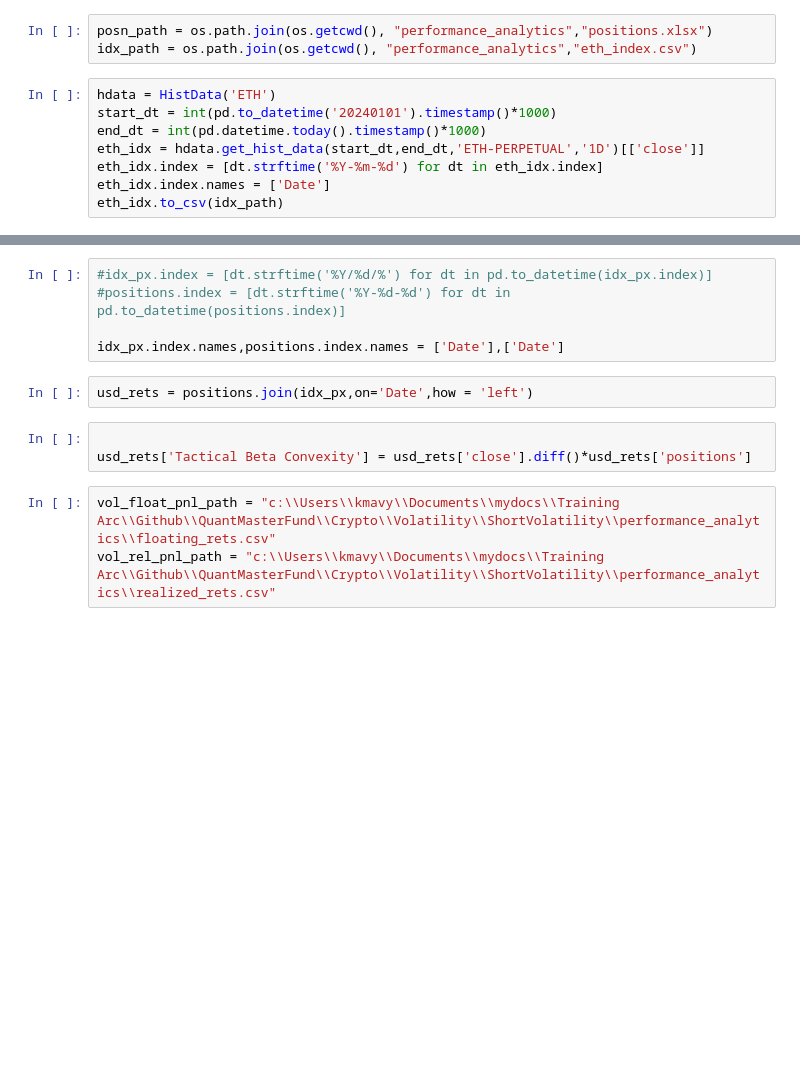
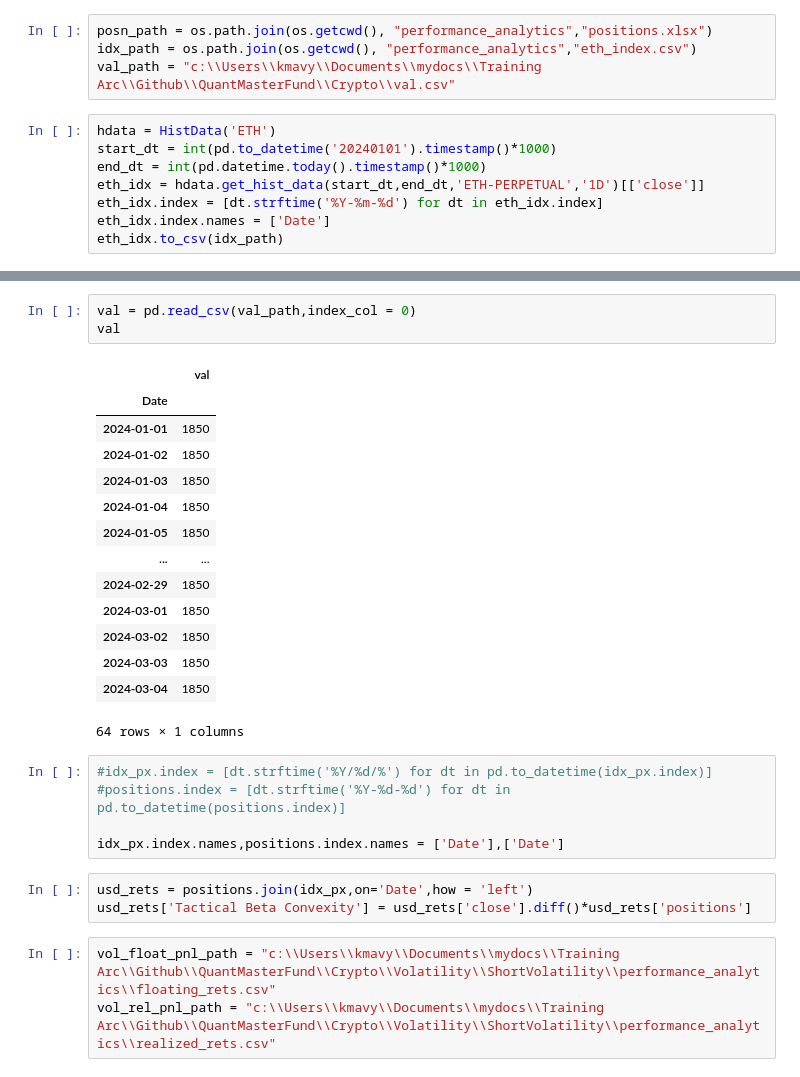
Before and after one commit to kmavyrle/QuantMasterFund, a Jupyter notebook: Crypto/TacticalBetaConvexity/test.ipynb, the cells around one changed output, grey strips where cells are left out. Saved outputs shown, nothing was run; the diff lists cells and outputs as text; blank space fills up the shorter version.

```diff
--- a/Crypto/TacticalBetaConvexity/test.ipynb
+++ b/Crypto/TacticalBetaConvexity/test.ipynb
@@ -33,6 +35,7 @@ The autoreload extension is already loaded. To reload it, use:
 # %%
 posn_path = os.path.join(os.getcwd(), "performance_analytics","positions.xlsx")
 idx_path = os.path.join(os.getcwd(), "performance_analytics","eth_index.csv")
+val_path = "c:\\Users\\kmavy\\Documents\\mydocs\\Training Arc\\Github\\QuantMasterFund\\Crypto\\val.csv"
 # %%
 hdata = HistData('ETH')
 start_dt = int(pd.to_datetime('20240101').timestamp()*1000)
@@ -49,3 +66,21 @@ idx_px.index,positions.index = pd.to_datetime(idx_px.index),pd.to_datetime(posit
+# %%
+val = pd.read_csv(val_path,index_col = 0)
+val
+# %% [output]
+|  | val |
+| Date |  |
+| 2024-01-01 | 1850 |
+| 2024-01-02 | 1850 |
+| 2024-01-03 | 1850 |
+| 2024-01-04 | 1850 |
+| 2024-01-05 | 1850 |
+| ... | ... |
+| 2024-02-29 | 1850 |
+| 2024-03-01 | 1850 |
+| 2024-03-02 | 1850 |
+| 2024-03-03 | 1850 |
+| 2024-03-04 | 1850 |
+64 rows × 1 columns
 # %%
 #idx_px.index = [dt.strftime('%Y/%d/%') for dt in pd.to_datetime(idx_px.index)]
 #positions.index = [dt.strftime('%Y-%d-%d') for dt in pd.to_datetime(positions.index)]
@@ -53,9 +88,7 @@ idx_px.index,positions.index = pd.to_datetime(idx_px.index),pd.to_datetime(posit
 idx_px.index.names,positions.index.names = ['Date'],['Date']
 # %%
 usd_rets = positions.join(idx_px,on='Date',how = 'left')
+usd_rets['Tactical Beta Convexity'] = usd_rets['close'].diff()*usd_rets['positions']
-# %%
-
-usd_rets['Tactical Beta Convexity'] = usd_rets['close'].diff()*usd_rets['positions']
 # %%
 vol_float_pnl_path = "c:\\Users\\kmavy\\Documents\\mydocs\\Training Arc\\Github\\QuantMasterFund\\Crypto\\Volatility\\ShortVolatility\\performance_analytics\\floating_rets.csv"
 vol_rel_pnl_path = "c:\\Users\\kmavy\\Documents\\mydocs\\Training Arc\\Github\\QuantMasterFund\\Crypto\\Volatility\\ShortVolatility\\performance_analytics\\realized_rets.csv"
```
Also changed, not shown: parts of 18 cells of this notebook, 8 other files.
